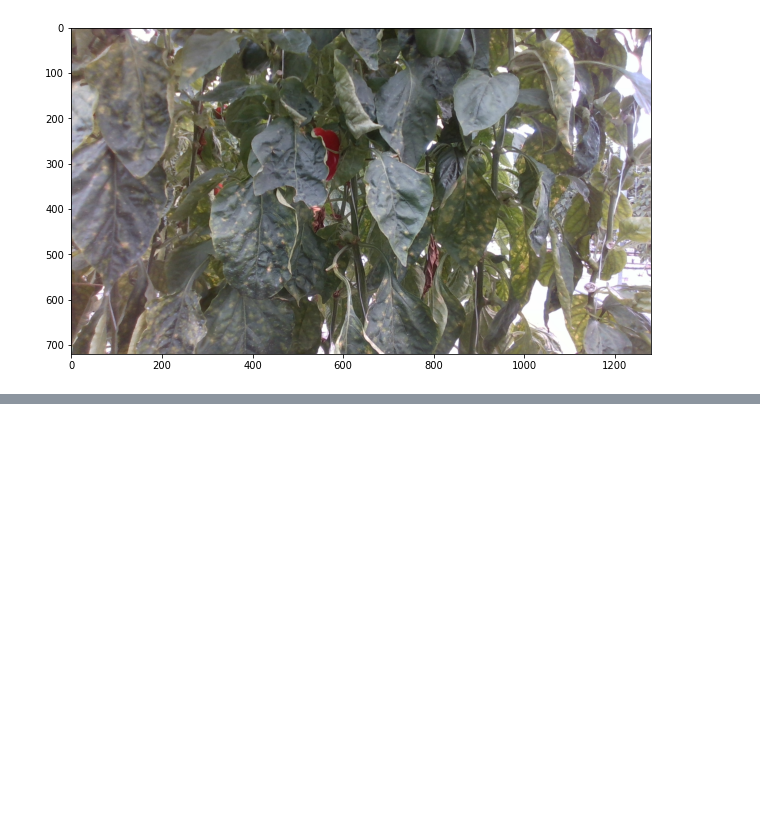
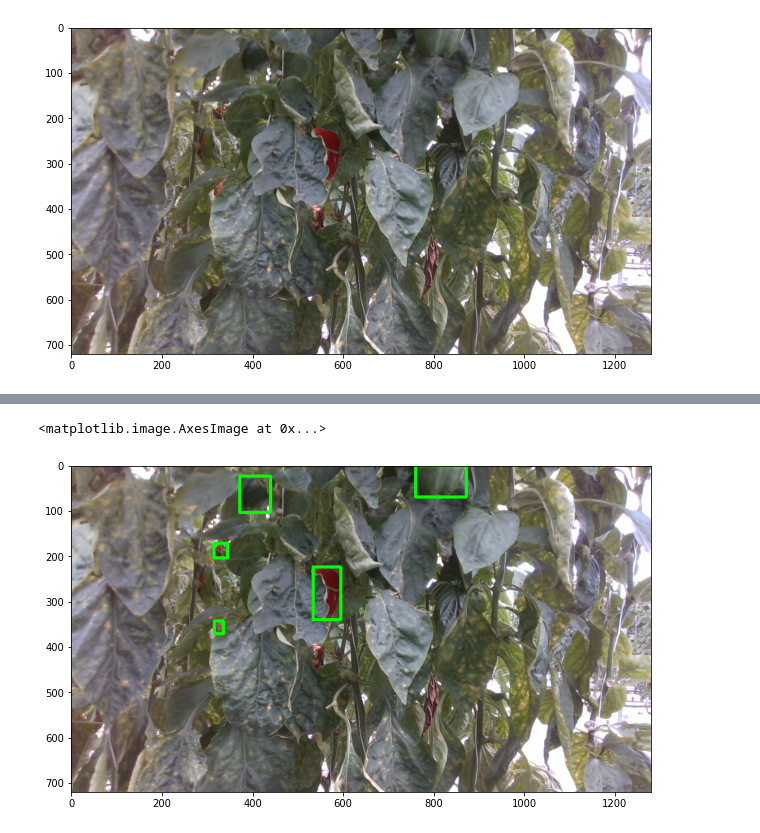
Before and after one commit to lemontyc/rgbd-pepper-pose-estimation, a Jupyter notebook: Mask_RCNN/realsense/frame_extraction.ipynb, the cells around one changed output, grey strips where cells are left out. Cells and saved outputs as stored; diff of their text form; code cells hidden in the pictures; blank space fills up the shorter version.

```diff
--- a/Mask_RCNN/realsense/frame_extraction.ipynb
+++ b/Mask_RCNN/realsense/frame_extraction.ipynb
@@ -48,0 +82,30 @@ im.save("frame.png")
+# %%
+file_names = next(os.walk(MASK_PATH + '/boxes'))[2]
+file_name = file_names[0]
+# %%
+data = []
+with open(os.path.join(MASK_PATH + '/boxes/', file_name)) as json_file:
+    data = json.load(json_file)
+    data = np.array(data)
+# %%
+tmp_img = color.copy()
+# %%
+data[0]
+expected = 1
+# %%
+xmin = []
+ymin = []
+xmax = []
+ymax = []
+
+for box in data:
+    xmin = box[1]
+    ymin = box[0]
+    xmax = box[3]
+    ymax = box[2]
+    cv2.rectangle(tmp_img, (int(xmin * expected), int(ymin * expected)), (int(xmax * expected), int(ymax * expected)), (0, 255, 0), 5)
+
+plt.imshow(tmp_img)
+# %% [output]
+<matplotlib.image.AxesImage at 0x...>
+[figure, added]
```
Also changed, not shown: parts of 12 cells of this notebook.
